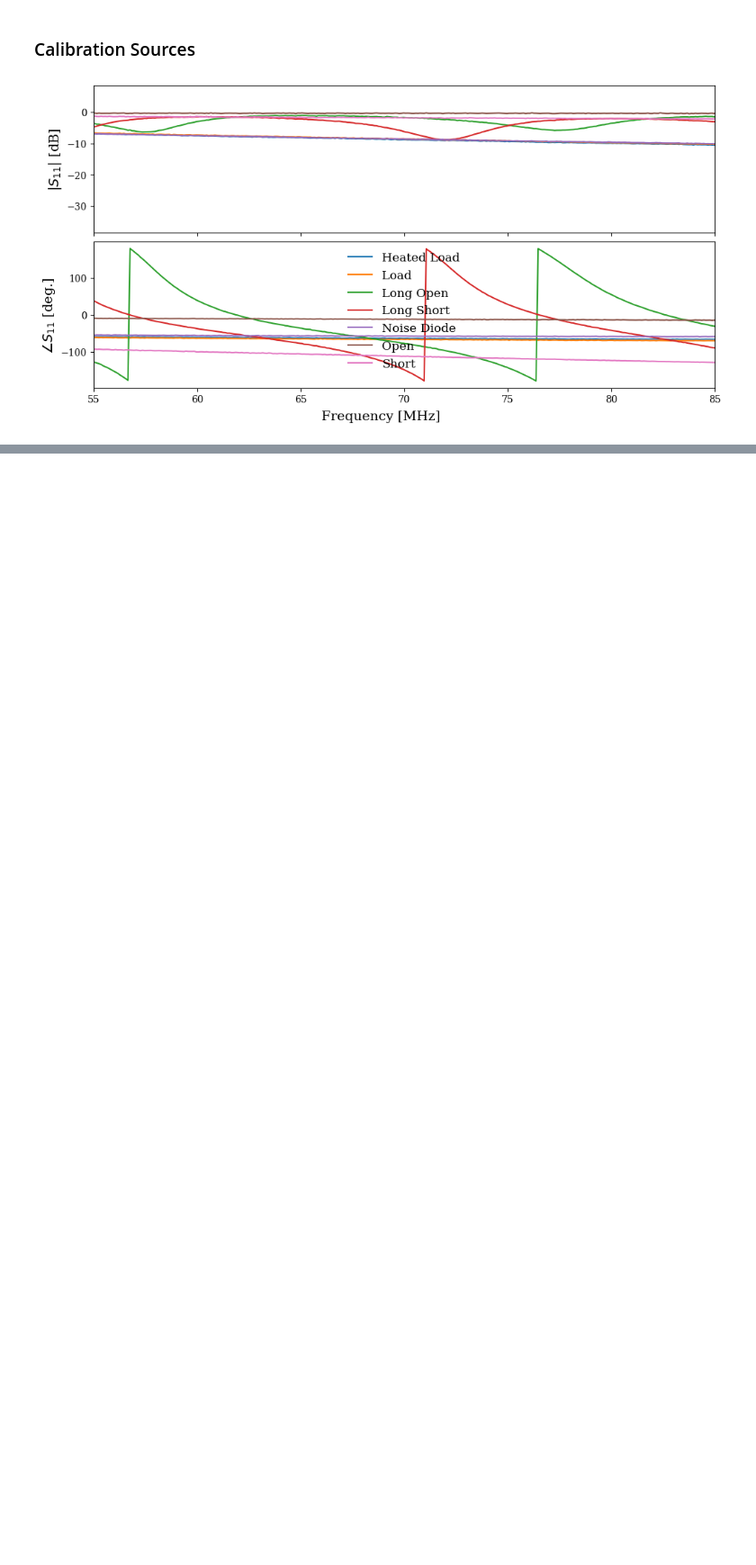
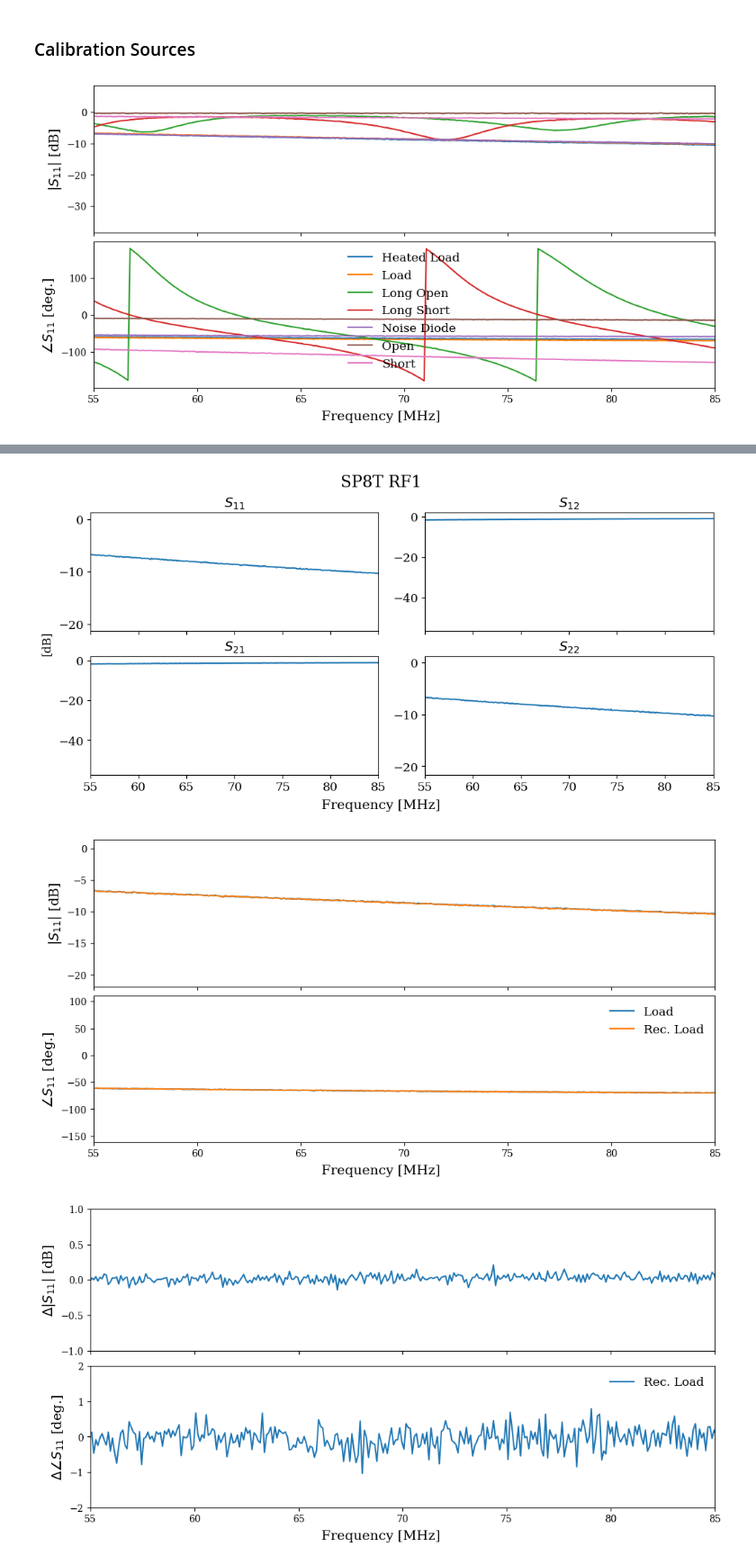
Before and after one commit to RHINO-Experiment/rhino-sparams, a Jupyter notebook: Cascading_SParams.ipynb, the cells around one changed output, grey strips where cells are left out. Shown at 90% size. Saved outputs shown, nothing was run; the diff lists cells and outputs as text; code cells hidden in the pictures; blank space fills up the shorter version.

```diff
--- a/Cascading_SParams.ipynb
+++ b/Cascading_SParams.ipynb
@@ -648,0 +656,20 @@ visualise_s11(termination=[heated_load,
+# %%
+## Load in the Load
+
+cal_load = Termination('VNA_Measurements_John/cal_s11/cal_load_t1t1e1_0.s2p', label='Load')
+
+sp8t_rf1 = Componant('VNA_Measurements_John/sp8t/sp8t_p1_rf1.s2p', label='SP8T RF1')
+
+load_term = Termination('/Users/user/Desktop/RHINO/new_daq/VNA_Measurements_John/cal_ends/load_0.s2p')
+
+rec_load = LumpedTermination(lumped_componants=sp8t_rf1, termination=load_term, label='Rec. Load')
+
+plot_s_params_mag(sp8t_rf1)
+
+visualise_s11(termination=[cal_load, rec_load])
+visulaise_s11_residuals(prime_termination=cal_load,
+terminations=[rec_load], diff_mag_ylim=(-1, 1), diff_pha_ylim=(-2, 2))
+# %% [output]
+[figure, added]
+[figure, added]
+[figure, added]
```
Also changed, not shown: parts of 19 cells of this notebook.
